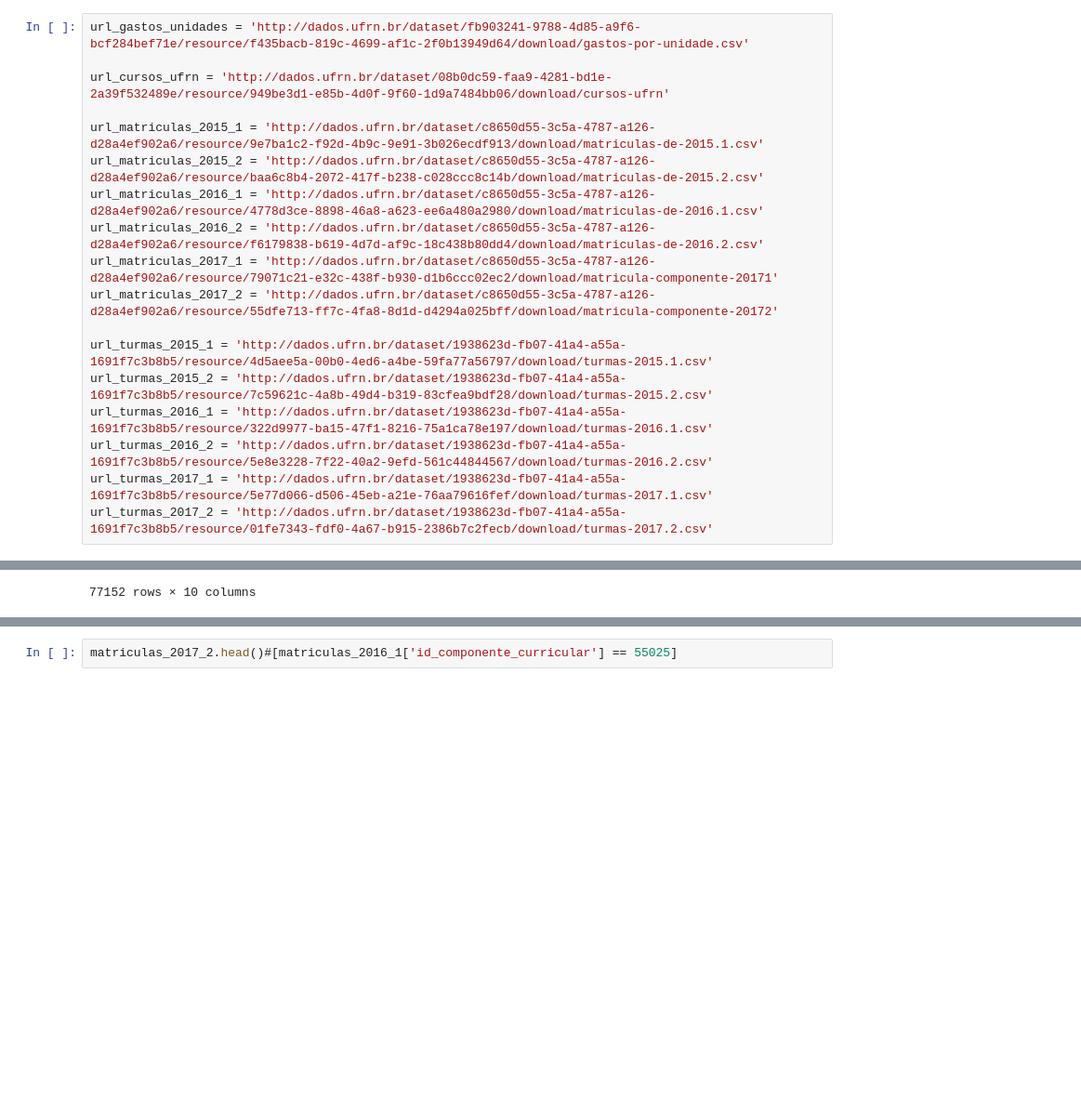
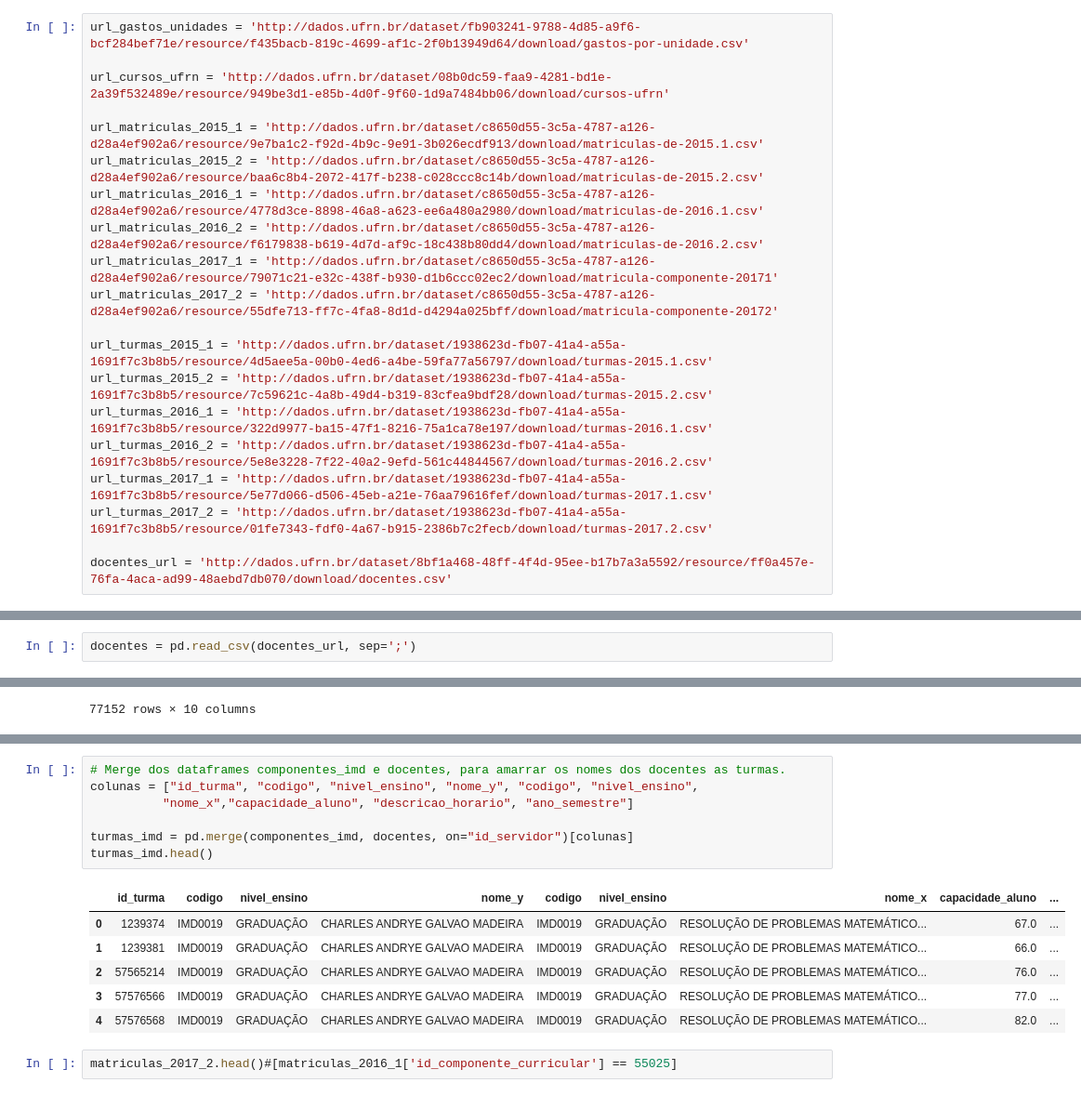
Before and after one commit to NalbertLeal/AnaliseDeNotasIMD, a Jupyter notebook: Analise Notas.ipynb, the cells around one changed output, grey strips where cells are left out. Shown at 93% size. Cells and saved outputs as stored; diff of their text form; blank space fills up the shorter version.

```diff
--- a/Analise Notas.ipynb
+++ b/Analise Notas.ipynb
@@ -53,6 +53,8 @@ url_turmas_2016_1 = 'http://dados.ufrn.br/dataset/1938623d-fb07-41a4-a55a-1691f7
 url_turmas_2016_2 = 'http://dados.ufrn.br/dataset/1938623d-fb07-41a4-a55a-1691f7c3b8b5/resource/5e8e3228-7f22-40a2-9efd-561c44844567/download/turmas-2016.2.csv'
 url_turmas_2017_1 = 'http://dados.ufrn.br/dataset/1938623d-fb07-41a4-a55a-1691f7c3b8b5/resource/5e77d066-d506-45eb-a21e-76aa79616fef/download/turmas-2017.1.csv'
 url_turmas_2017_2 = 'http://dados.ufrn.br/dataset/1938623d-fb07-41a4-a55a-1691f7c3b8b5/resource/01fe7343-fdf0-4a67-b915-2386b7c2fecb/download/turmas-2017.2.csv'
+
+docentes_url = 'http://dados.ufrn.br/dataset/8bf1a468-48ff-4f4d-95ee-b17b7a3a5592/resource/ff0a457e-76fa-4aca-ad99-48aebd7db070/download/docentes.csv'
 # %%
 # componentes_curriculares
 def download_csv(url, filename):
@@ -79,6 +81,8 @@ download_csv(url_turmas_2016_1, 'turmas_2016-1.csv')
 download_csv(url_turmas_2016_2, 'turmas_2016-2.csv')
 download_csv(url_turmas_2017_1, 'turmas_2017-1.csv')
 download_csv(url_turmas_2017_2, 'turmas_2017-2.csv')
+# %%
+docentes = pd.read_csv(docentes_url, sep=';')
 # %%
 gastos_unidades = pd.read_csv('gastos_unidades.csv', sep=';', error_bad_lines=False)
 
@@ -229,3 +238,17 @@ componentes_imd
+# %%
+# Merge dos dataframes componentes_imd e docentes, para amarrar os nomes dos docentes as turmas.
+colunas = ["id_turma", "codigo", "nivel_ensino", "nome_y", "codigo", "nivel_ensino",
+          "nome_x","capacidade_aluno", "descricao_horario", "ano_semestre"]
+
+turmas_imd = pd.merge(componentes_imd, docentes, on="id_servidor")[colunas]
+turmas_imd.head()
+# %% [output]
+|  | id_turma | codigo | nivel_ensino | nome_y | codigo | nivel_ensino | nome_x | capacidade_aluno | ... |
+| 0 | 1239374 | IMD0019 | GRADUAÇÃO | CHARLES ANDRYE GALVAO MADEIRA | IMD0019 | GRADUAÇÃO | RESOLUÇÃO DE PROBLEMAS MATEMÁTICO... | 67.0 | ... |
+| 1 | 1239381 | IMD0019 | GRADUAÇÃO | CHARLES ANDRYE GALVAO MADEIRA | IMD0019 | GRADUAÇÃO | RESOLUÇÃO DE PROBLEMAS MATEMÁTICO... | 66.0 | ... |
+| 2 | 57565214 | IMD0019 | GRADUAÇÃO | CHARLES ANDRYE GALVAO MADEIRA | IMD0019 | GRADUAÇÃO | RESOLUÇÃO DE PROBLEMAS MATEMÁTICO... | 76.0 | ... |
+| 3 | 57576566 | IMD0019 | GRADUAÇÃO | CHARLES ANDRYE GALVAO MADEIRA | IMD0019 | GRADUAÇÃO | RESOLUÇÃO DE PROBLEMAS MATEMÁTICO... | 77.0 | ... |
+| 4 | 57576568 | IMD0019 | GRADUAÇÃO | CHARLES ANDRYE GALVAO MADEIRA | IMD0019 | GRADUAÇÃO | RESOLUÇÃO DE PROBLEMAS MATEMÁTICO... | 82.0 | ... |
 # %%
 matriculas_2017_2.head()#[matriculas_2016_1['id_componente_curricular'] == 55025]
 # %% [output]
```
Also changed, not shown: parts of 2 cells of this notebook.
